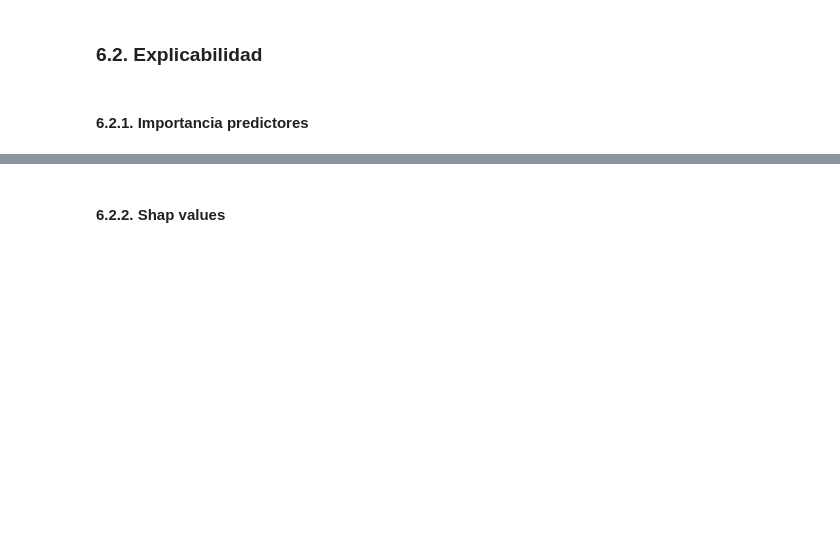
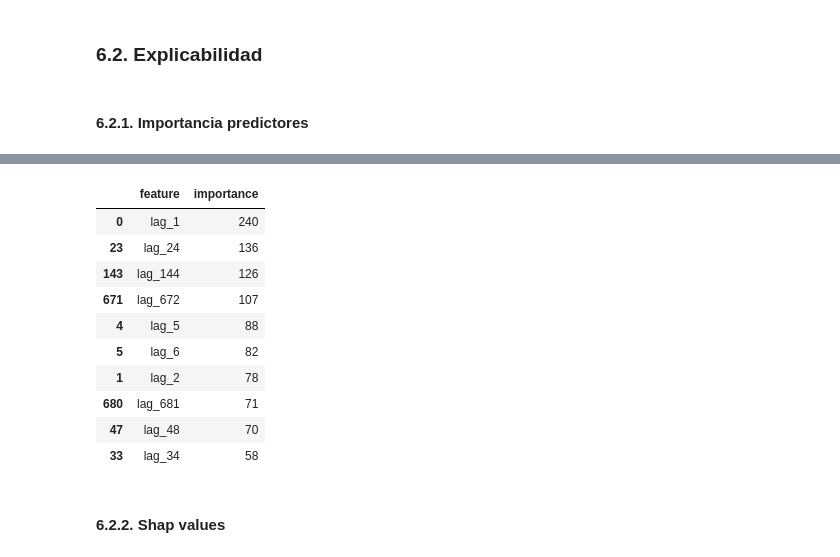
Before and after one commit to laaraapsg/tfm, a Jupyter notebook: 3_Caso_de_uso_1_CONSUMO.ipynb, the cells around one changed output, grey strips where cells are left out. Drawn from its saved outputs; the diff is of its cells as text; code cells hidden in the pictures; blank space fills up the shorter version.

```diff
--- a/3_Caso_de_uso_1_CONSUMO.ipynb
+++ b/3_Caso_de_uso_1_CONSUMO.ipynb
@@ -1187,15 +1225,15 @@ Como ahora se incluyen muchas más variables en el modelo, es posible que los hi
 # %%
-# se puede hacer bayesian search de nuevo
+#se puede hacer bayesian search de nuevo
 
-# forecaster = ForecasterAutoreg(regressor = RandomForestRegressor(random_state=123), lags = 24)
-# forecaster.fit(y=train_val_data[variable], exog=train_val_data[exog_cols])
-# predicciones = forecaster.predict(steps=168, exog=test_data[exog_cols])
+forecaster = ForecasterAutoreg(regressor = RandomForestRegressor(random_state=123), lags = 24)
+forecaster.fit(y=train_val_data[variable], exog=train_val_data[exog_cols])
+predicciones = forecaster.predict(steps=168, exog=test_data[exog_cols])
 
-# fig, ax = plt.subplots(figsize=(6, 2.5))
-# #train_val_data[variable].plot(ax=ax, label='train')
-# test_data[variable].plot(ax=ax, label='test')
-# predicciones.plot(ax=ax, label='predicciones')
-# ax.legend()
+fig, ax = plt.subplots(figsize=(6, 2.5))
+#train_val_data[variable].plot(ax=ax, label='train')
+test_data[variable].plot(ax=ax, label='test')
+predicciones.plot(ax=ax, label='predicciones')
+ax.legend()
 # %%
 #Backtesting en los datos de test incluyendo las variables exógenas
 # %% [markdown]
@@ -1203,9 +1241,12 @@ Como ahora se incluyen muchas más variables en el modelo, es posible que los hi
 # %% [markdown]
 #### 6.2.1. Importancia predictores
 # %%
-# def importancia_features(forecaster, df, train_data):
-#   forecaster.fit(y = df.loc[:train_data.index.max(), variable], exog = df.loc[:train_data.index.max(), exog_cols])
-#   feature_importances = forecaster.get_feature_importances()
-#   feature_importances.sort_values(by='importance', ascending=False).head(10)
+def importancia_features(forecaster, df, train_data):
+  forecaster.fit(y = df.loc[:train_data.index.max(), variable], exog = df.loc[:train_data.index.max(), exog_cols])
+  feature_importances = forecaster.get_feature_importances()
+  feature_importances = feature_importances.sort_values(by='importance', ascending=False).head(10)
+  return feature_importances
 # %%
-# importancia_features(forecaster, df_consumo_total, train_val_data)
+feature_importances = importancia_features(forecaster, df_consumo_total, train_val_data)
+feature_importances
+# %% [output]
@@ -1212,3 +1270,14 @@ Como ahora se incluyen muchas más variables en el modelo, es posible que los hi
+|  | feature | importance |
+| 0 | lag_1 | 240 |
+| 23 | lag_24 | 136 |
+| 143 | lag_144 | 126 |
+| 671 | lag_672 | 107 |
+| 4 | lag_5 | 88 |
+| 5 | lag_6 | 82 |
+| 1 | lag_2 | 78 |
+| 680 | lag_681 | 71 |
+| 47 | lag_48 | 70 |
+| 33 | lag_34 | 58 |
 # %% [markdown]
 #### 6.2.2. Shap values
 # %% [markdown]
```
Also changed, not shown: parts of 29 cells of this notebook.
